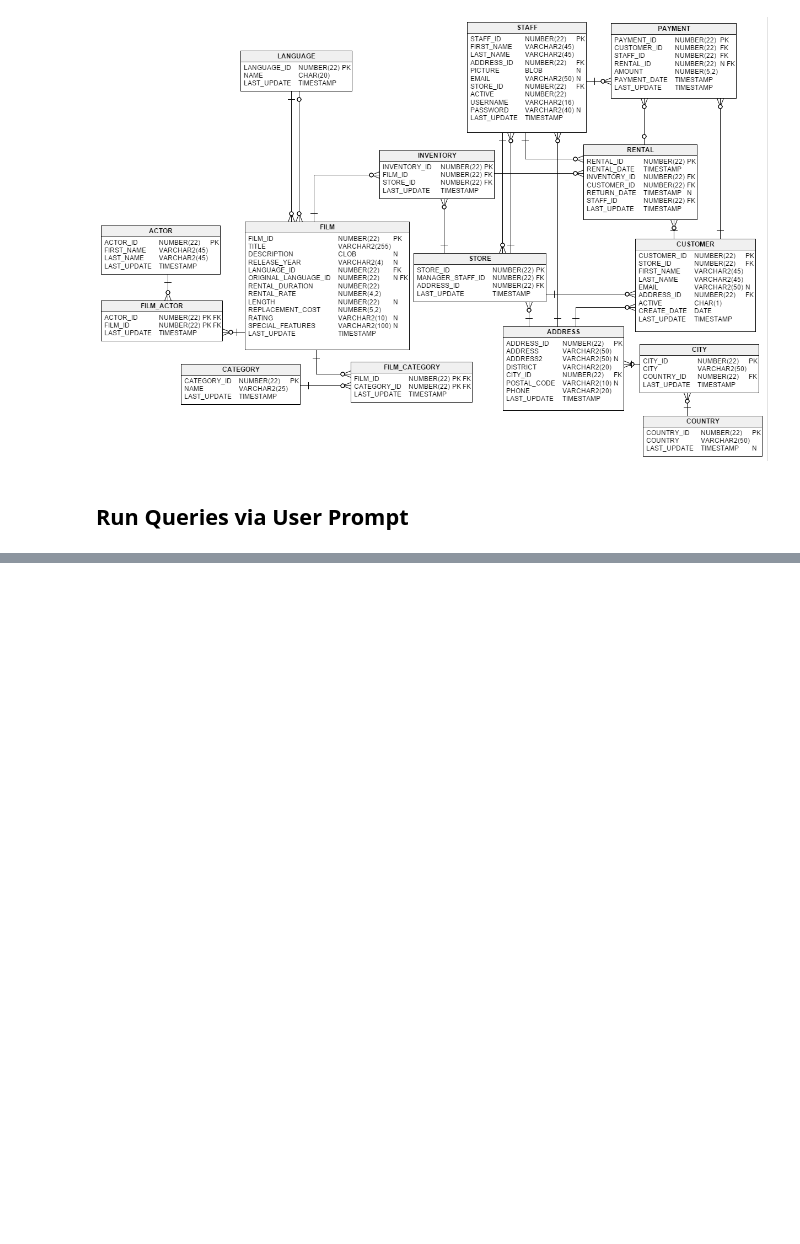
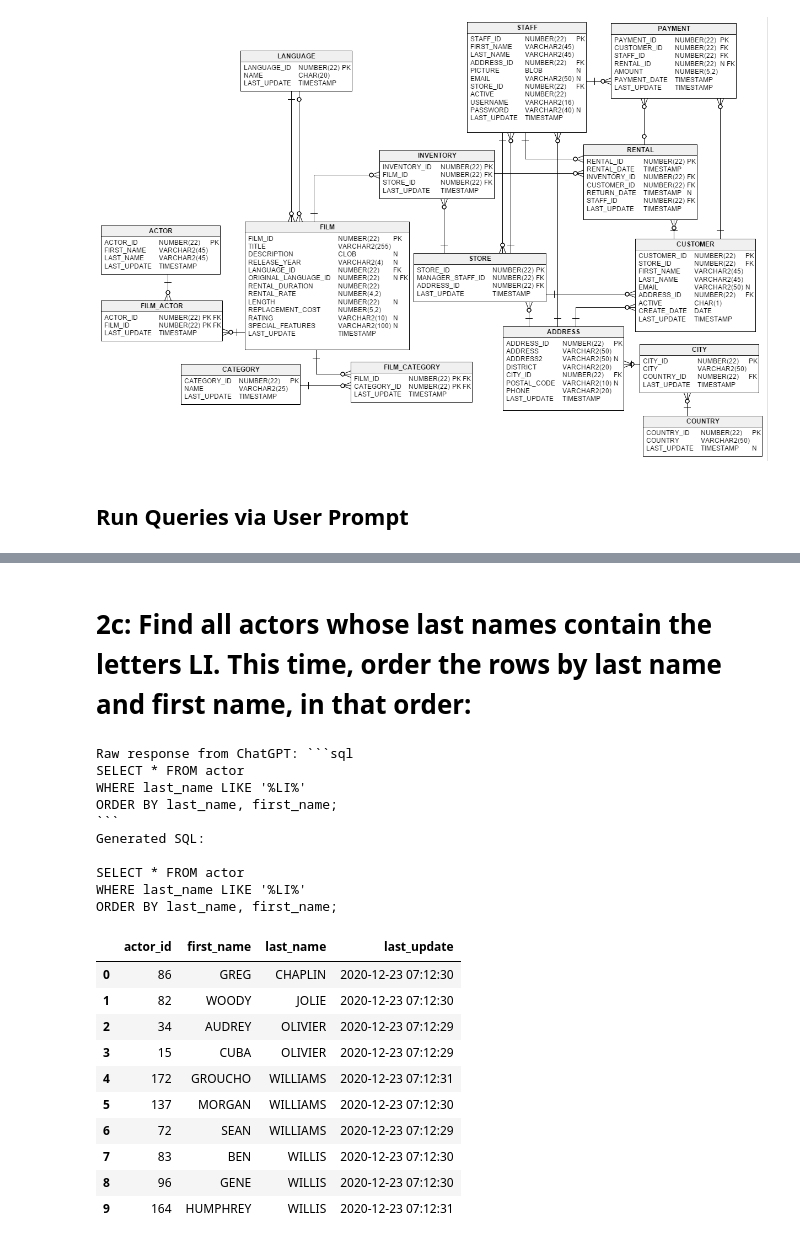
Before and after one commit to e-loughlin/EvanPythonSQLTool, a Jupyter notebook: playground/03_GPTQueryTool.ipynb, the cells around one changed output, grey strips where cells are left out. Cells and saved outputs as stored; diff of their text form; code cells hidden in the pictures; blank space fills up the shorter version.

````diff
--- a/playground/03_GPTQueryTool.ipynb
+++ b/playground/03_GPTQueryTool.ipynb
@@ -61,0 +46,32 @@ FROM actor;
+# %%
+challenges = {
+    "1a": "Display the first and last names of all actors from the table actor.",
+    "1b": "Display the first and last name of each actor in a single column in upper case letters. Name the column Actor Name.",
+    "2a": "You need to find the ID number, first name, and last name of an actor, of whom you know only the first name, 'Joe.' What is one query would you use to obtain this information?",
+    "2b": "Find all actors whose last name contain the letters GEN:",
+    "2c": "Find all actors whose last names contain the letters LI. This time, order the rows by last name and first name, in that order:",
+    "2d": "Using IN, display the country_id and country columns of the following countries: Afghanistan, Bangladesh, and China:",
+    "3a": "You want to keep a description of each actor. You don't think you will be performing queries on a description, so create a column in the table actor named description and use the data type BLOB (Make sure to research the type BLOB, as the difference between it and VARCHAR are significant).",
+    "3b": "Very quickly you realize that entering descriptions for each actor is too much effort. Delete the description column.",
+    "4a": "List the last names of actors, as well as how many actors have that last name.",
+    "4b": "List last names of actors and the number of actors who have that last name, but only for names that are shared by at least two actors.",
+    "4c": "The actor HARPO WILLIAMS was accidentally entered in the actor table as GROUCHO WILLIAMS. Write a query to fix the record.",
+    "4d": "Perhaps we were too hasty in changing GROUCHO to HARPO. It turns out that GROUCHO was the correct name after all! In a single query, if the first name of the actor is currently HARPO, change it to GROUCHO.",
+    "5a": "You cannot locate the schema of the address table. Which query would you use to re-create it? Hint: https://dev.mysql.com/doc/refman/5.7/en/show-create-table.html",
+    "6a": "Use JOIN to display the first and last names, as well as the address, of each staff member. Use the tables staff and address.",
+    "6b": "Use JOIN to display the total amount rung up by each staff member in August of 2005. Use tables staff and payment.",
+    "6c": "List each film and the number of actors who are listed for that film. Use tables film_actor and film. Use inner join.",
+    "6d": "How many copies of the film Hunchback Impossible exist in the inventory system?",
+    "6e": "Using the tables payment and customer and the JOIN command, list the total paid by each customer. List the customers alphabetically by last name: Total amount paid",
+    "7a": "The music of Queen and Kris Kristofferson have seen an unlikely resurgence. As an unintended consequence, films starting with the letters K and Q have also soared in popularity. Use subqueries to display the titles of movies starting with the letters K and Q whose language is English.",
+    "7b": "Use subqueries to display all actors who appear in the film Alone Trip.",
+    "7c": "You want to run an email marketing campaign in Canada, for which you will need the names and email addresses of all Canadian customers. Use joins to retrieve this information.",
+    "7d": "Sales have been lagging among young families, and you wish to target all family movies for a promotion. Identify all movies categorized as family films.",
+    "7e": "Display the most frequently rented movies in descending order.",
+    "7f": "Write a query to display how much business, in dollars, each store brought in.",
+    "7g": "Write a query to display for each store its store ID, city, and country.",
+    "7h": "List the top five genres in gross revenue in descending order. (Hint: you may need to use the following tables: category, film_category, inventory, payment, and rental.)",
+    "8a": "In your new role as an executive, you would like to have an easy way of viewing the Top five genres by gross revenue. Use the solution from the problem above to create a view. If you haven't solved 7h, you can substitute another query to create a view.",
+    "8b": "How would you display the view that you created in 8a?",
+    "8c": "You find that you no longer need the view top_five_genres. Write a query to delete it."
+}
@@ -61,0 +177,29 @@ FROM actor;
+# %%
+
+key = '2c'
+display(Markdown(f'# {key}: {challenges[key]}'))
+
+gpt_tool.query(conn, challenges[key], execute=True)
+# %% [output]
+# 2c: Find all actors whose last names contain the letters LI. This time, order the rows by last name and first name, in that order:
+Raw response from ChatGPT: ```sql
+SELECT * FROM actor
+WHERE last_name LIKE '%LI%'
+ORDER BY last_name, first_name;
+```
+Generated SQL:
+
+SELECT * FROM actor
+WHERE last_name LIKE '%LI%'
+ORDER BY last_name, first_name;
+|  | actor_id | first_name | last_name | last_update |
+| 0 | 86 | GREG | CHAPLIN | 2020-12-23 07:12:30 |
+| 1 | 82 | WOODY | JOLIE | 2020-12-23 07:12:30 |
+| 2 | 34 | AUDREY | OLIVIER | 2020-12-23 07:12:29 |
+| 3 | 15 | CUBA | OLIVIER | 2020-12-23 07:12:29 |
+| 4 | 172 | GROUCHO | WILLIAMS | 2020-12-23 07:12:31 |
+| 5 | 137 | MORGAN | WILLIAMS | 2020-12-23 07:12:30 |
+| 6 | 72 | SEAN | WILLIAMS | 2020-12-23 07:12:29 |
+| 7 | 83 | BEN | WILLIS | 2020-12-23 07:12:30 |
+| 8 | 96 | GENE | WILLIS | 2020-12-23 07:12:30 |
+| 9 | 164 | HUMPHREY | WILLIS | 2020-12-23 07:12:31 |
````
Also changed, not shown: parts of 9 cells of this notebook, 2 other files.
